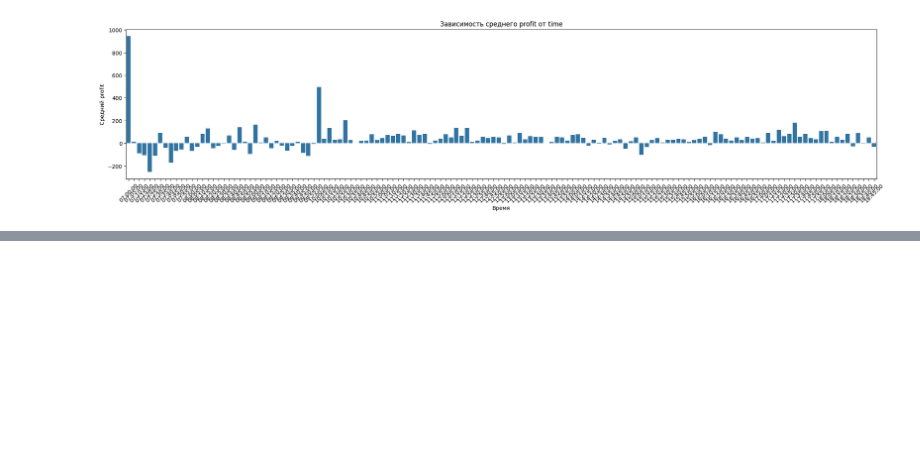
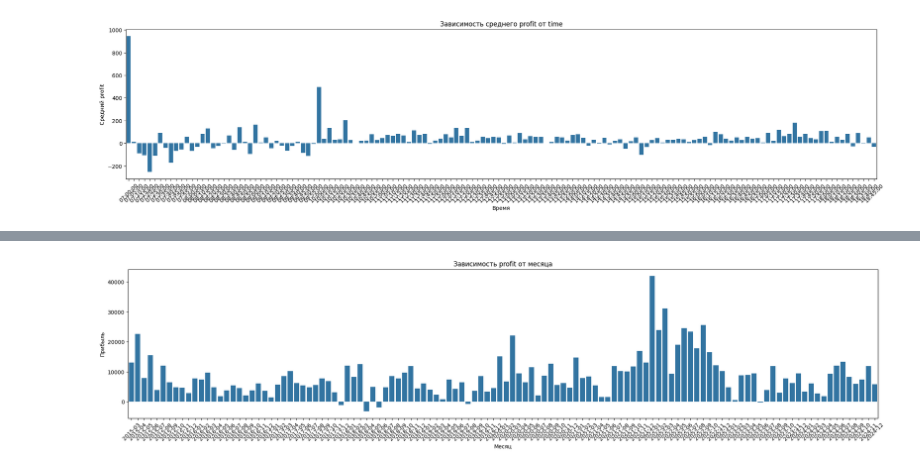
Before and after one commit to Alkor135/pj5_GMTS_trade_research, a Jupyter notebook: RTS_MOEX/GMTS_исследования_времени_торговли.ipynb, the cells around one changed output, grey strips where cells are left out. Cells and saved outputs as stored; diff of their text form; code cells hidden in the pictures; blank space fills up the shorter version.

```diff
--- a/RTS_MOEX/GMTS_исследования_времени_торговли.ipynb
+++ b/RTS_MOEX/GMTS_исследования_времени_торговли.ipynb
@@ -323,0 +396,31 @@ plt.show()
+# %%
+df_tmp = df_tmp.iloc[0:0]
+df_month_profit = df_month_profit.iloc[0:0]
+
+df_tmp = df_2.copy()
+
+# Убедимся, что колонка с датой в формате datetime
+df_tmp['date'] = pd.to_datetime(df['date'])
+
+# Добавляем колонки для года и месяца
+df_tmp['year_month'] = df_tmp['date'].dt.to_period('M')  # Год и месяц в формате YYYY-MM
+
+# Группируем данные по году и месяцу
+df_month_profit = (
+    df_tmp.groupby('year_month')
+    .agg(
+        total_profit=('profit', 'sum'),    # Сумма прибыли за месяц
+        total_trades=('profit', 'count')  # Количество сделок за месяц
+    )
+    .reset_index()
+)
+
+# # Если нужно, преобразуем 'year_month' обратно в строку
+# month_profit['year_month'] = month_profit['year_month'].astype(str)
+
+df_month_profit['dollar'] = df_month_profit['total_profit'] * 0.02
+
+# df_month_profit.sort_values(by='year_month', ascending=True) \
+#     .to_excel('GMTS_прибыль_месяца_15-19.xlsx', index=False)
+
+df_month_profit
@@ -323,0 +441,13 @@ plt.show()
+# %%
+df_month_profit = df_month_profit.sort_values(by='year_month', ascending=True)
+
+# Строим график зависимости
+plt.figure(figsize=(25, 5))
+sns.barplot(x=df_month_profit['year_month'].astype(str), y=df_month_profit['total_profit'])
+plt.xticks(rotation=45)  # Поворачиваем подписи оси X для читаемости
+plt.title('Зависимость profit от месяца')
+plt.xlabel('Месяц')
+plt.ylabel('Прибыль')
+plt.show()
+# %% [output]
+[figure, added]
```
Also changed, not shown: parts of 17 cells of this notebook.
